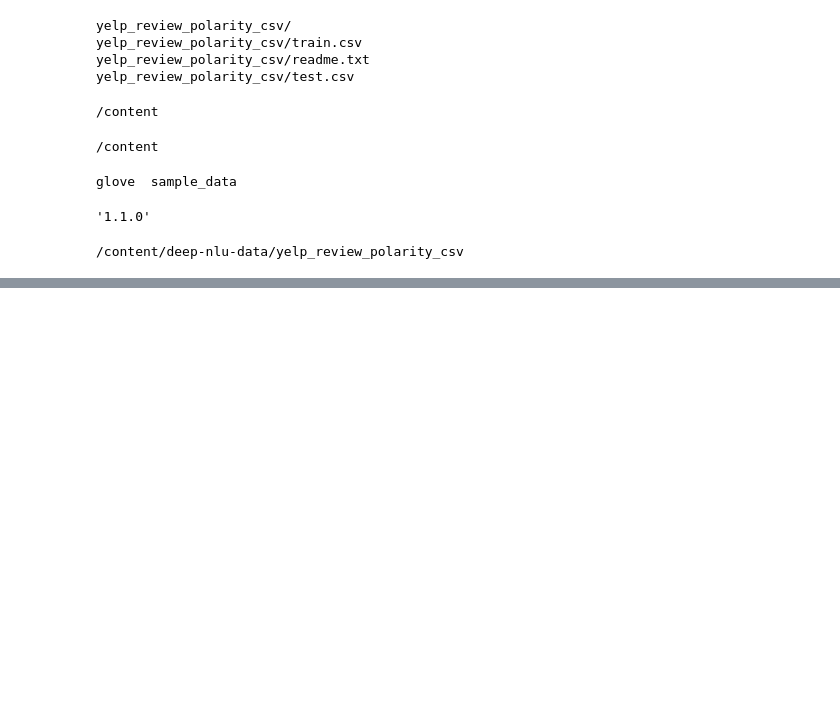
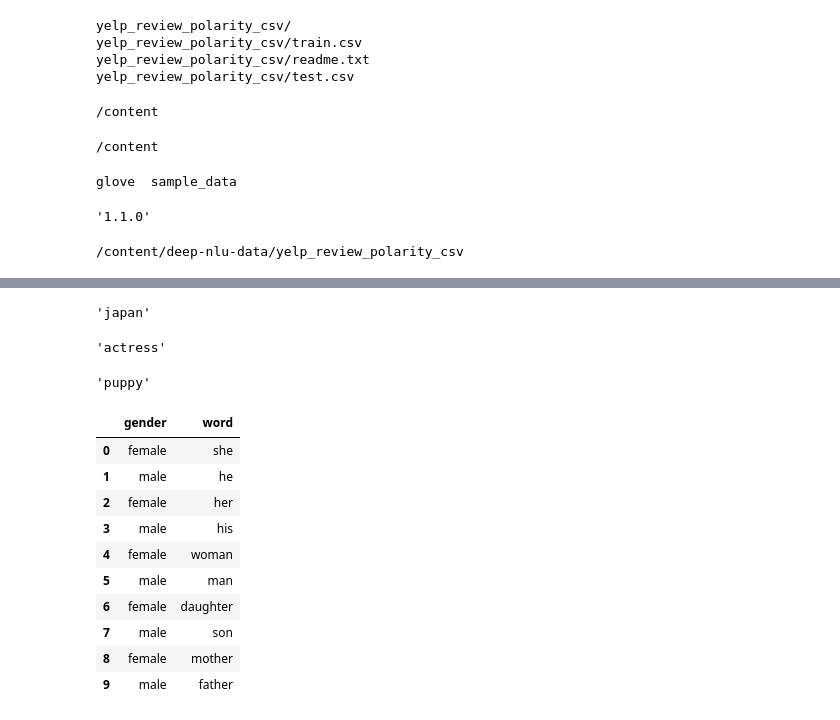
Before and after one commit to madhugopinathan/deep-nlu, a Jupyter notebook: access_glove_test.ipynb, the cells around one changed output, grey strips where cells are left out. Drawn from its saved outputs; the diff is of its cells as text; code cells hidden in the pictures; blank space fills up the shorter version.

```diff
--- a/access_glove_test.ipynb
+++ b/access_glove_test.ipynb
@@ -173,0 +375,12 @@ train_df.shape
+# %%
+get_missing_word('paratha','india','sushi')
+# %% [output]
+'japan'
+# %%
+get_missing_word('man','actor','woman')
+# %% [output]
+'actress'
+# %%
+get_missing_word('cat','kitten','dog')
+# %% [output]
+'puppy'
@@ -173,0 +400,14 @@ train_df.shape
+# %%
+gender_df
+# %% [output]
+|  | gender | word |
+| 0 | female | she |
+| 1 | male | he |
+| 2 | female | her |
+| 3 | male | his |
+| 4 | female | woman |
+| 5 | male | man |
+| 6 | female | daughter |
+| 7 | male | son |
+| 8 | female | mother |
+| 9 | male | father |
```
Also changed, not shown: parts of 75 cells of this notebook.
